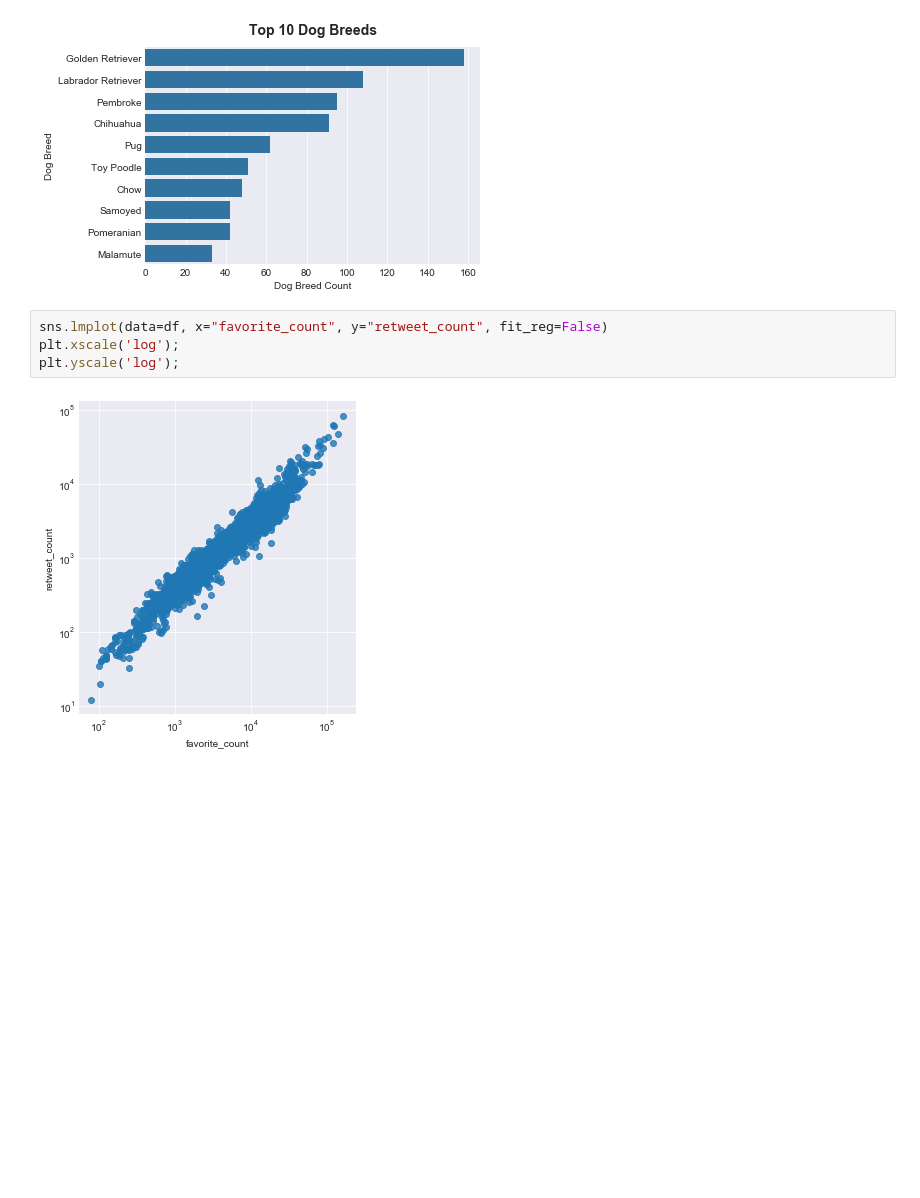
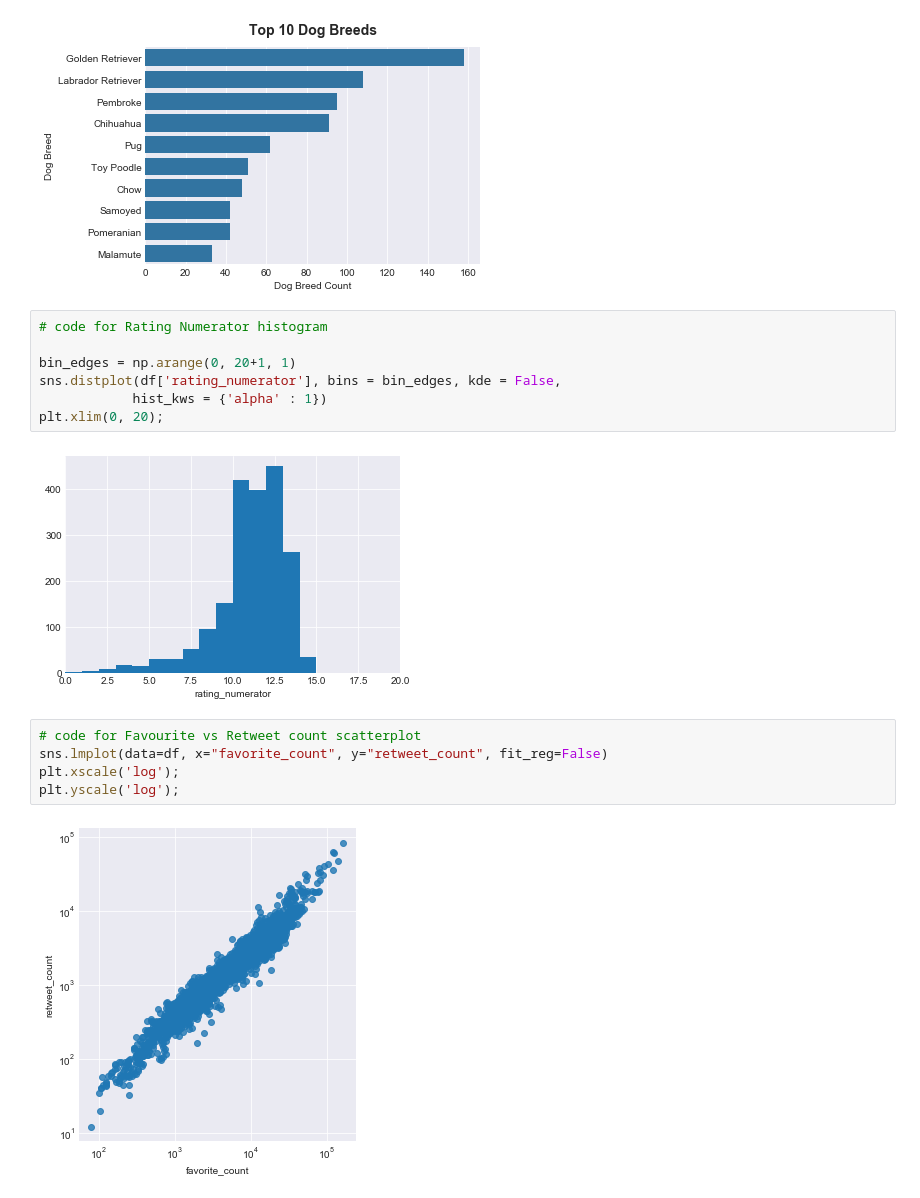
Before and after one commit to mattzajac/DAND-Project_3, a Jupyter notebook: act_report.ipynb, the cells around one changed output. Drawn from its saved outputs; the diff is of its cells as text; blank space fills up the shorter version.

```diff
--- a/act_report.ipynb
+++ b/act_report.ipynb
@@ -101,7 +101,17 @@ plt.xlabel('Dog Breed Count')
 plt.ylabel('Dog Breed');
 # %% [output]
 [figure]
+# %%
+# code for Rating Numerator histogram
+
+bin_edges = np.arange(0, 20+1, 1)
+sns.distplot(df['rating_numerator'], bins = bin_edges, kde = False,
+            hist_kws = {'alpha' : 1})
+plt.xlim(0, 20);
+# %% [output]
+[figure, added]
 # %%
+# code for Favourite vs Retweet count scatterplot
 sns.lmplot(data=df, x="favorite_count", y="retweet_count", fit_reg=False)
 plt.xscale('log');
 plt.yscale('log');
```
Also changed, not shown: parts of 1 cell of this notebook, 1 other file.
